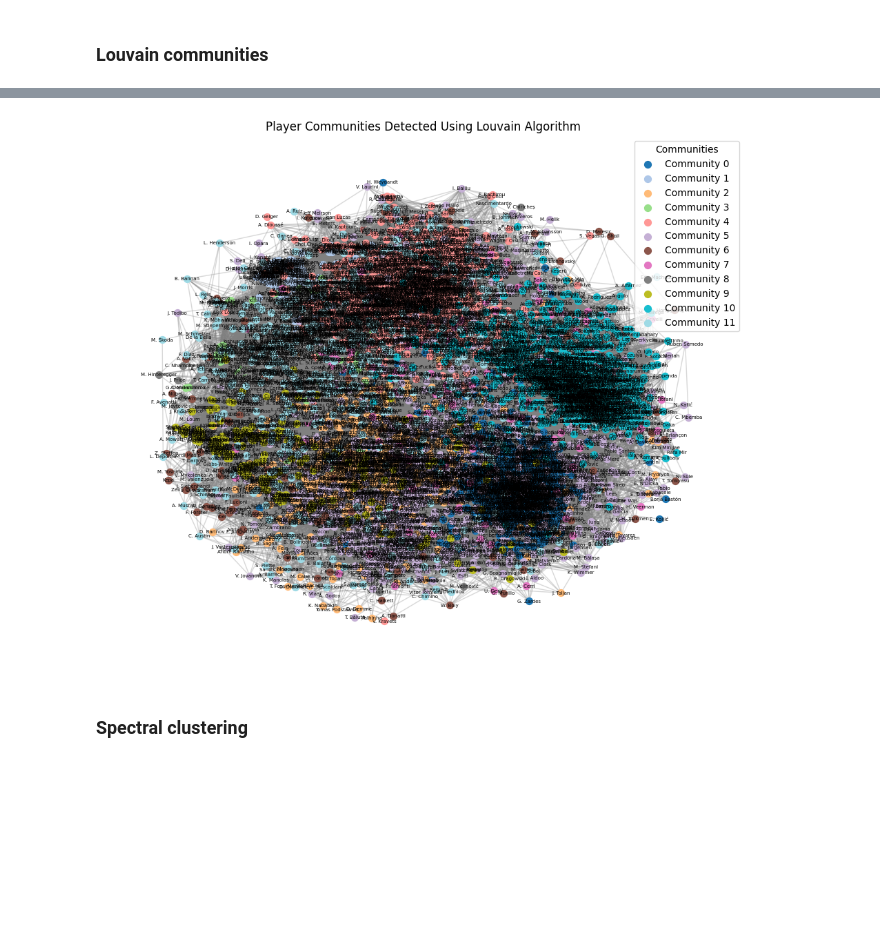
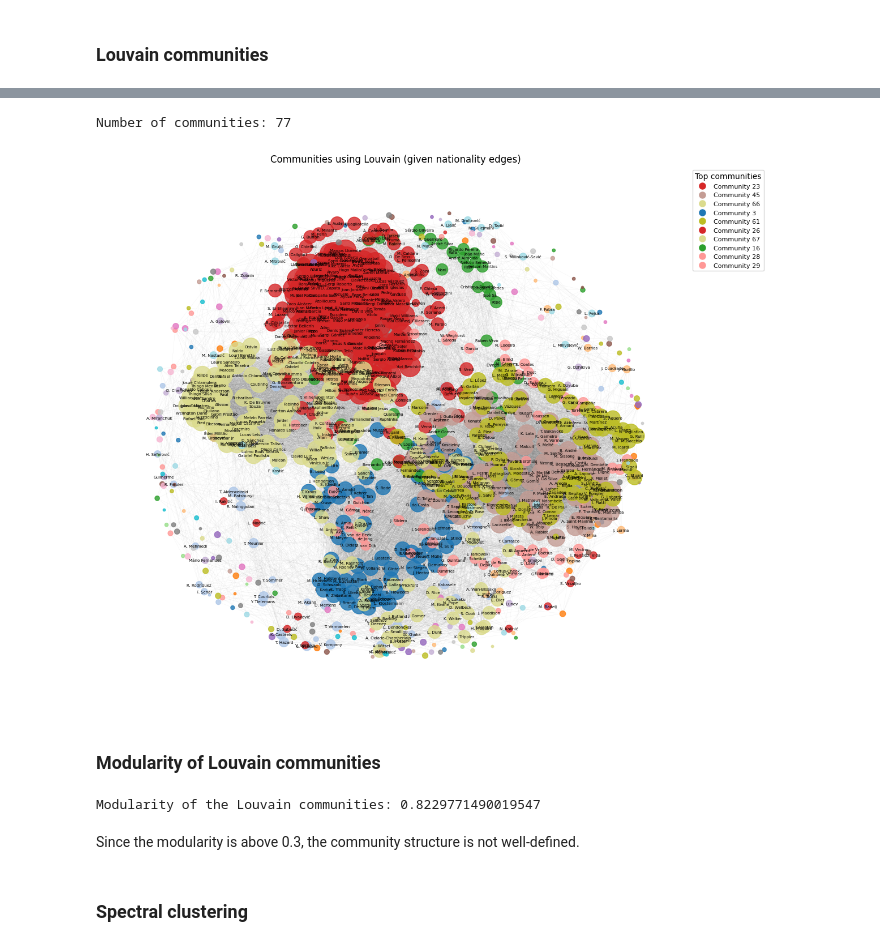
Before and after one commit to Frederikravnborg/CompToolsProj, a Jupyter notebook: network_graph.ipynb, the cells around one changed output, grey strips where cells are left out. Saved outputs shown, nothing was run; the diff lists cells and outputs as text; code cells hidden in the pictures; blank space fills up the shorter version.

Commit message:
new network with nationality

```diff
--- a/network_graph.ipynb
+++ b/network_graph.ipynb
@@ -58,20 +138,2 @@ plt.show()
 # %% [markdown]
 ### Louvain communities
-# %%
-# Apply the Louvain algorithm to detect communities
-partition = community_louvain.best_partition(G)
-
-# Draw the graph with nodes colored by community
-plt.figure(figsize=(8, 6))
-pos = nx.spring_layout(G)
-
-# Draw nodes with color based on their community
-for community_id in set(partition.values()):
-    members = [node for node in partition if partition[node] == community_id]
-    nx.draw_networkx_nodes(G, pos, nodelist=members, node_size=50, label=f"Community {community_id}")
-
-# Visualizing communities
-nx.draw_networkx_edges(G, pos, edge_color="gray", width=0.5)
-nx.draw_networkx_labels(G, pos, font_size=5, font_color="black")
-plt.legend()
-plt.show()
@@ -80,34 +143,76 @@ plt.show()
 # %%
 # Making a prettier plot :)
-pos = nx.spring_layout(G, k=0.3, seed=42)  # 'k' spread nodes apart
+pos = nx.spring_layout(G, seed=42, k=0.8)  # Adjust `k` as needed
 
 # Generate a color map for the communities
 unique_communities = set(partition.values())
 color_map = plt.cm.get_cmap('tab20', len(unique_communities))
 
+print('Number of communities:', len(unique_communities))
+
+# Calculate dynamic node sizes based on their degree
+node_sizes = {n: 10 + 5 * G.degree(n) for n in G.nodes()}
+
+# Get community sizes and sort communities by size
+community_sizes = {community_id: sum(1 for node in partition if partition[node] == community_id)
+                   for community_id in unique_communities}
+top_communities = sorted(community_sizes, key=community_sizes.get, reverse=True)[:10]
+
 # Draw nodes with colors based on their community
 plt.figure(figsize=(12, 10))
 for community_id in unique_communities:
     members = [node for node in partition if partition[node] == community_id]
+    community_sizes = [node_sizes[node] for node in members]  # Get sizes for community members
+
     nx.draw_networkx_nodes(
-        G, pos, nodelist=members, node_size=50,
-        node_color=[color_map(community_id)],
+        G, pos, nodelist=members, node_size=community_sizes,
+        node_color=[color_map(community_id)], alpha=0.8,  # Set alpha for better transparency
         label=f"Community {community_id}"
     )
 
 # Draw edges
-nx.draw_networkx_edges(G, pos, alpha=0.3, edge_color="gray", width=0.5)
+nx.draw_networkx_edges(G, pos, alpha=0.15, edge_color="gray", width=0.2)
 
 # Draw labels with smaller font size to avoid clutter
-nx.draw_networkx_labels(G, pos, font_size=5, font_color="black")
+threshold = 10
+high_degree_nodes = {n: n for n, d in G.degree() if d > threshold}
+nx.draw_networkx_labels(G, pos, labels=high_degree_nodes, font_size=5, font_color="black")
 
-# Make the legend with fewer items visible at a time
-plt.legend(scatterpoints=1, loc="best", fontsize=10, title="Communities")
-plt.title("Player Communities Detected Using Louvain Algorithm")
-plt.axis("off")  # Hide axes for a cleaner look
+# Manually create a custom legend with only the top 5 communities
+handles = [plt.Line2D([0], [0], marker='o', color='w', markerfacecolor=color_map(cid), markersize=10)
+           for cid in top_communities]
+labels = [f"Community {cid}" for cid in top_communities]
+
+plt.legend(handles, labels, scatterpoints=1, loc="upper left", bbox_to_anchor=(1, 1), fontsize=8, title="Top communities")
+
+
+plt.title("Communities using Louvain (given nationality edges)")
+plt.axis("off")
+plt.tight_layout()
 plt.show()
 # %% [output]
+Number of communities: 77
-[figure, old version]
+[figure, new version]
+# %% [markdown]
+### Modularity of Louvain communities
+# %%
+# Calculating modularity
+communities = {}
+for node, community_id in partition.items():
+    if community_id not in communities:
+        communities[community_id] = set()
+    communities[community_id].add(node)
+
+# Create a list of communities
+community_list = list(communities.values())
+
+# Calculate modularity
+modularity = nx.algorithms.community.modularity(G, community_list)
+print(f"Modularity of the Louvain communities: {modularity}")
+# %% [output]
+Modularity of the Louvain communities: 0.8229771490019547
+# %% [markdown]
+Since the modularity is above 0.3, the community structure is not well-defined.
 # %% [markdown]
 ### Spectral clustering
 # %%
```
Also changed, not shown: parts of 15 cells of this notebook.
